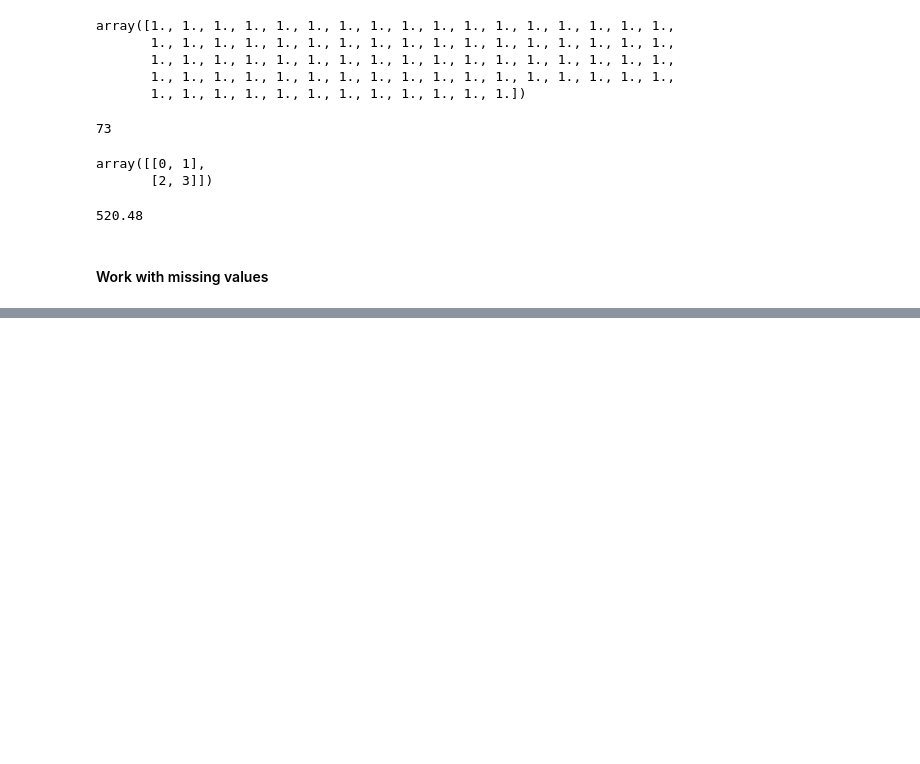
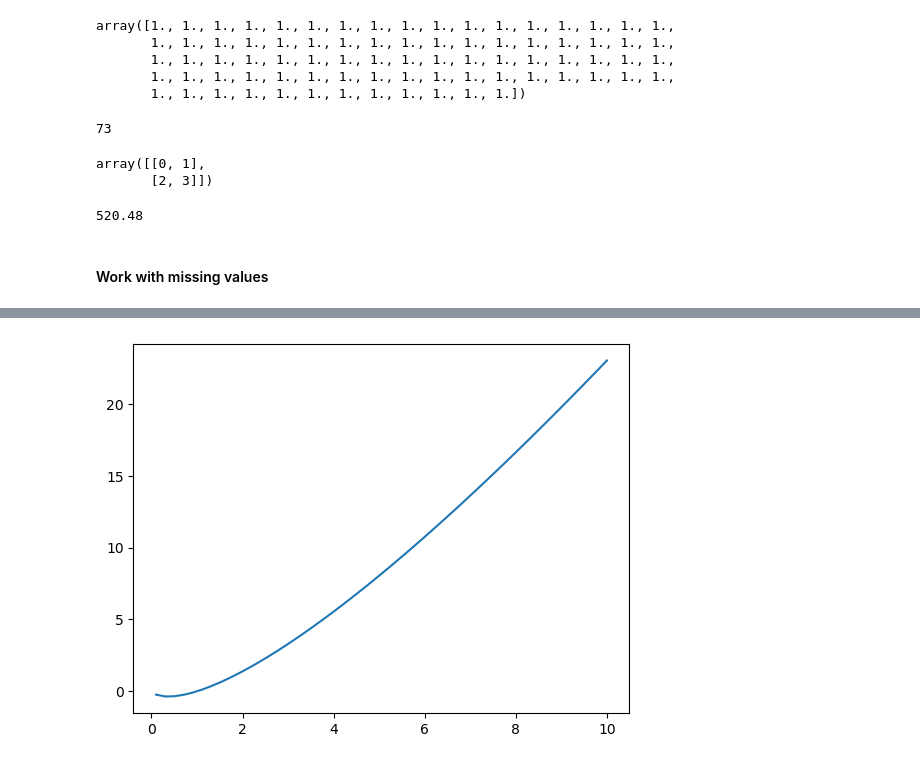
Before and after one commit to surajksharma7/DataScience, a Jupyter notebook: 05 week/14 Session.ipynb, the cells around one changed output, grey strips where cells are left out. Cells and saved outputs as stored; diff of their text form; code cells hidden in the pictures; blank space fills up the shorter version.

```diff
--- a/05 week/14 Session.ipynb
+++ b/05 week/14 Session.ipynb
@@ -173,0 +212,5 @@ print(mse(actual,predicted))
+# %%
+plt.plot(x,x*np.log(x))
+plt.show()
+# %% [output]
+[figure, added]
```
Also changed, not shown: parts of 12 cells of this notebook, 2 other files.
